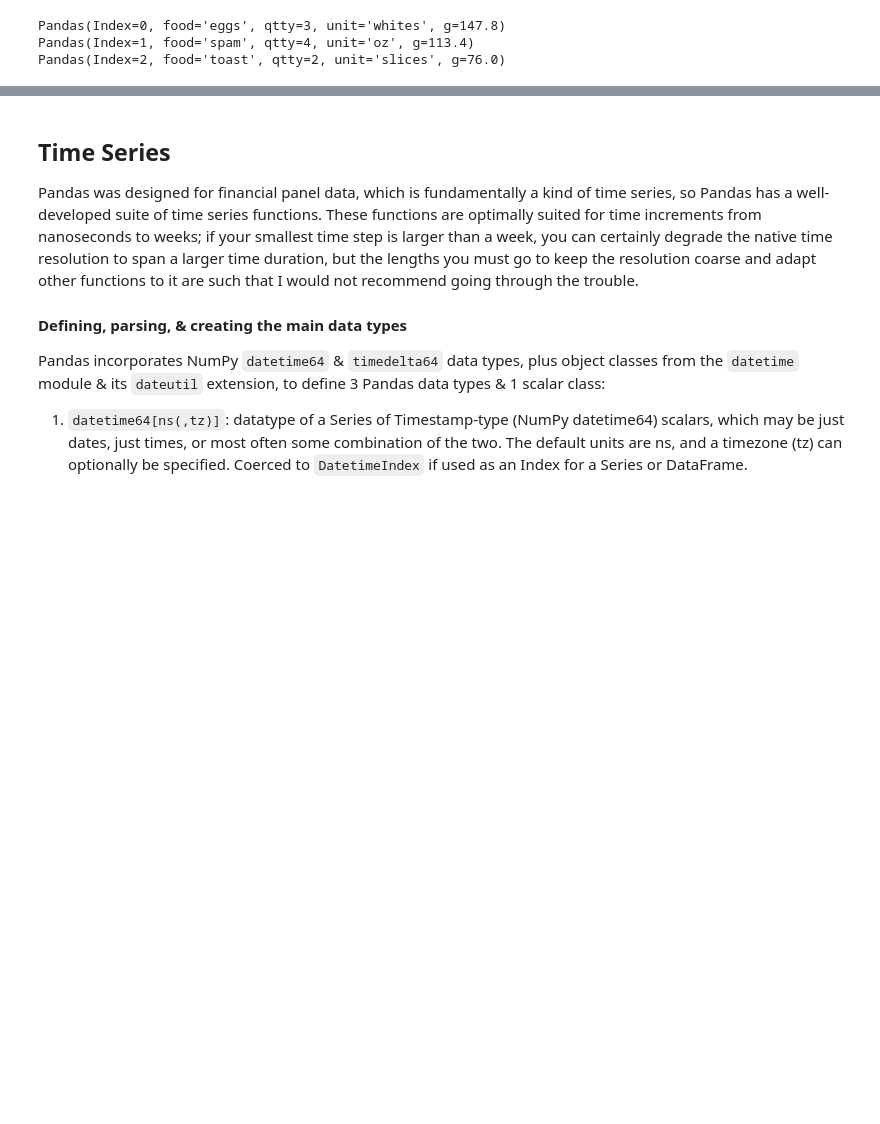
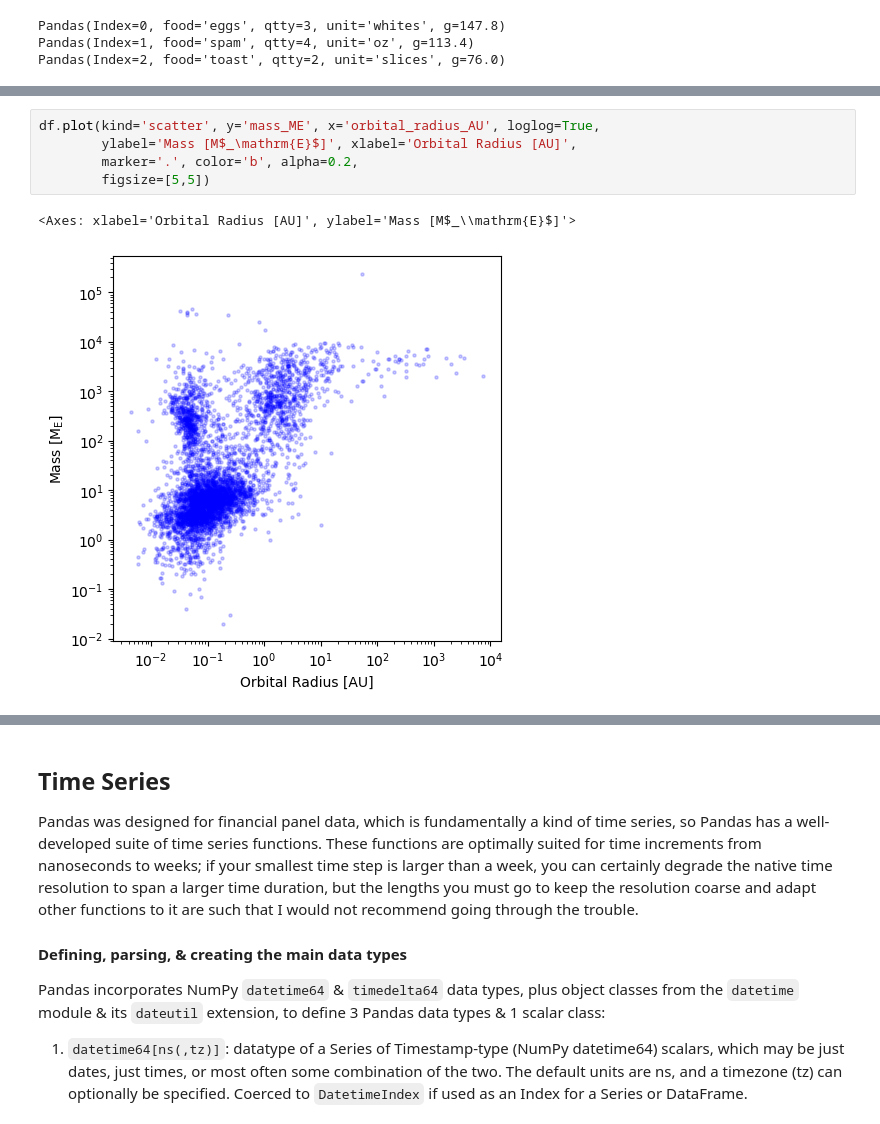
Before and after one commit to rlpitts/Intro-to-Pandas, a Jupyter notebook: PandasSBIntro.ipynb, the cells around one changed output, grey strips where cells are left out. Saved outputs shown, nothing was run; the diff lists cells and outputs as text; blank space fills up the shorter version.

```diff
--- a/PandasSBIntro.ipynb
+++ b/PandasSBIntro.ipynb
@@ -1613,0 +1715,8 @@ Pandas(Index=2, food='toast', qtty=2, unit='slices', g=76.0)
+# %%
+df.plot(kind='scatter', y='mass_ME', x='orbital_radius_AU', loglog=True,
+        ylabel='Mass [M$_\mathrm{E}$]', xlabel='Orbital Radius [AU]',
+        marker='.', color='b', alpha=0.2,
+        figsize=[5,5])
+# %% [output]
+<Axes: xlabel='Orbital Radius [AU]', ylabel='Mass [M$_\\mathrm{E}$]'>
+[figure, added]
```
Also changed, not shown: parts of 38 cells of this notebook, 2 other files.
